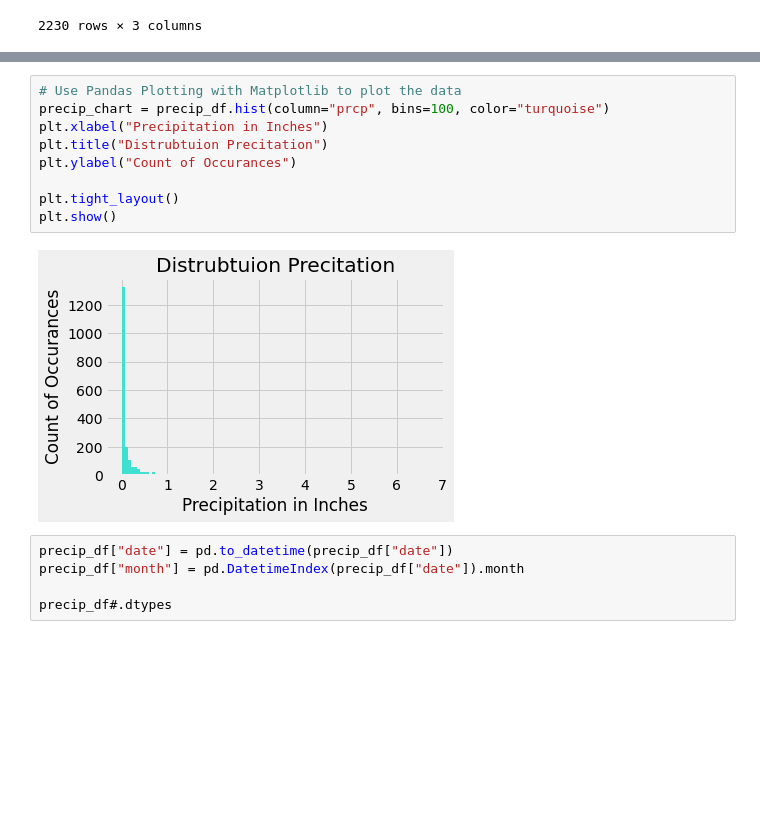
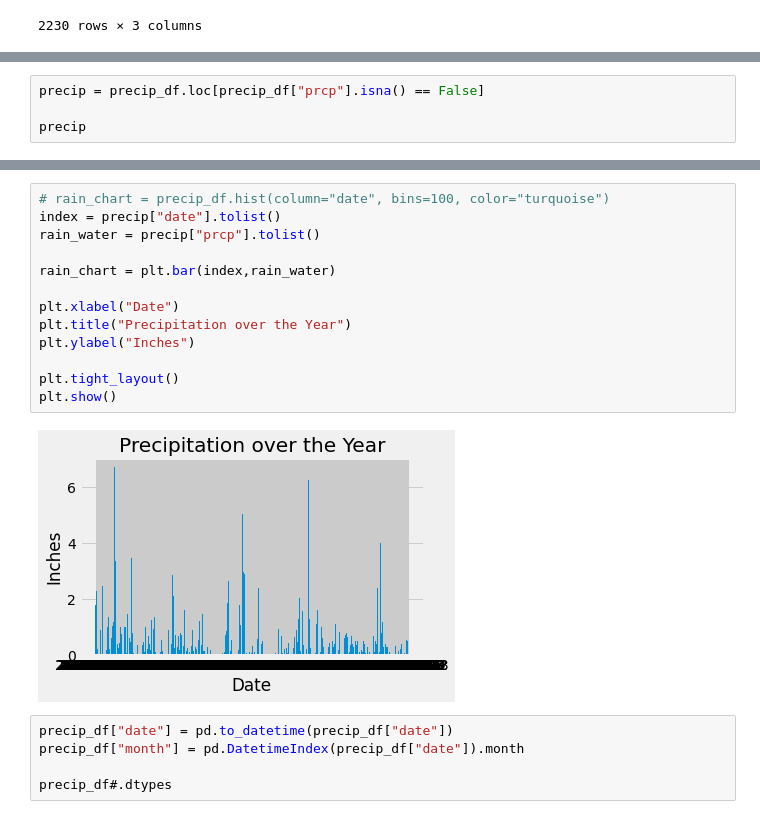
Before and after one commit to njmorr/sqlalchemy-challenge, a Jupyter notebook: climate.ipynb, the cells around one changed output, grey strips where cells are left out. Saved outputs shown, nothing was run; the diff lists cells and outputs as text; blank space fills up the shorter version.

```diff
--- a/climate.ipynb
+++ b/climate.ipynb
@@ -119,0 +122,4 @@ precip_df
+# %%
+precip = precip_df.loc[precip_df["prcp"].isna() == False]
+
+precip
@@ -120,14 +140,18 @@ precip_df
 # %%
-# Use Pandas Plotting with Matplotlib to plot the data
-precip_chart = precip_df.hist(column="prcp", bins=100, color="turquoise")
-plt.xlabel("Precipitation in Inches")
-plt.title("Distrubtuion Precitation")
-plt.ylabel("Count of Occurances")
+# rain_chart = precip_df.hist(column="date", bins=100, color="turquoise")
+index = precip["date"].tolist()
+rain_water = precip["prcp"].tolist()
+
+rain_chart = plt.bar(index,rain_water)
+
+plt.xlabel("Date")
+plt.title("Precipitation over the Year")
+plt.ylabel("Inches")
 
 plt.tight_layout()
 plt.show()
 # %% [output]
-[figure, old version]
+[figure, new version]
 # %%
 precip_df["date"] = pd.to_datetime(precip_df["date"])
 precip_df["month"] = pd.DatetimeIndex(precip_df["date"]).month
```
Also changed, not shown: parts of 4 cells of this notebook, 1 other file.
